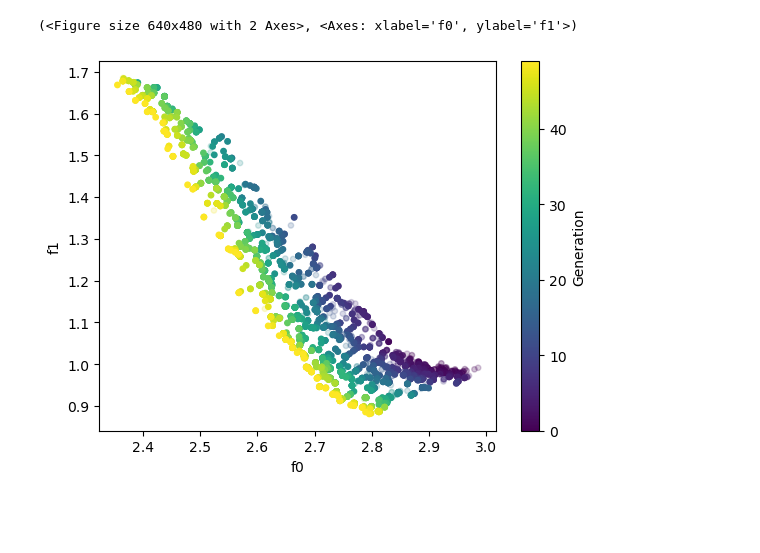
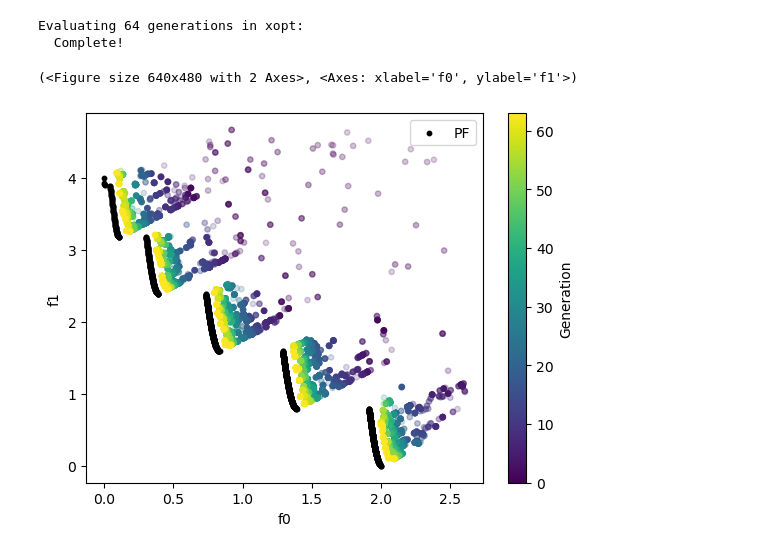
Before and after one commit to electronsandstuff/electronsandstuff, a Jupyter notebook: notebooks/xopt_cnsga_importer.ipynb, the cells around one changed output. Cells and saved outputs as stored; diff of their text form; code cells hidden in the pictures; blank space fills up the shorter version.

```diff
--- a/notebooks/xopt_cnsga_importer.ipynb
+++ b/notebooks/xopt_cnsga_importer.ipynb
@@ -6,15 +13,41 @@ from electronsandstuff.paretobench.xopt import XoptProblemWrapper, import_cnsga_
-# %%
-output_path = "/tmp/tmpfz6oq0ti"
-prob = XoptProblemWrapper(Problem.from_line_fmt("WFG1 (n=16, k=2, m=2)"))
-
-hist = import_cnsga_history(
-    output_path,
-    vocs=prob.vocs,
-    problem="WFG1 (n=16, k=2, m=2)",
-    errors_as_constraints=True,
-)
-# %%
-history_obj_scatter(hist)
-# %% [output]
-(<Figure size 640x480 with 2 Axes>, <Axes: xlabel='f0', ylabel='f1'>)
-[figure, removed]
+# %%
+# Optimizer settings
+population_size = 50
+n_generations = 64
+
+# Our test problem
+prob = XoptProblemWrapper(Problem.from_line_fmt("WFG2 (n=16, k=2, m=2)"))
+
+with tempfile.TemporaryDirectory() as output_path:
+    # Setup NSGA-II in xopt to solve it
+    ev = Evaluator(function=prob, vectorized=True, max_workers=population_size)
+    X = Xopt(
+        generator=CNSGAGenerator(
+            vocs=prob.vocs, population_size=population_size, output_path=output_path
+        ),
+        evaluator=ev,
+        vocs=prob.vocs,
+    )
+    X.strict = False
+
+    # Run the optimizer
+    print(f"Evaluating {n_generations} generations in xopt:")
+    for gen in range(n_generations):
+        X.step()
+    print("  Complete!")
+
+    # Import the data and plot
+    hist = import_cnsga_history(
+        output_path,
+        vocs=prob.vocs,
+        problem=prob.prob.to_line_fmt(),
+        errors_as_constraints=True,
+    )
+
+# Plot the loaded objectives
+history_obj_scatter(hist, show_pf=True)
+# %% [output]
+Evaluating 64 generations in xopt:
+  Complete!
+(<Figure size 640x480 with 2 Axes>, <Axes: xlabel='f0', ylabel='f1'>)
+[figure, added]
```
Also changed, not shown: parts of 2 cells of this notebook.
